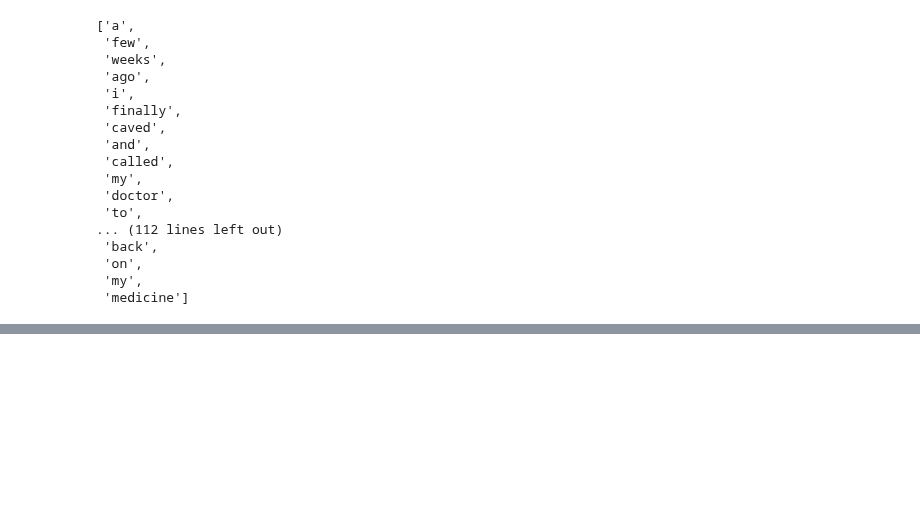
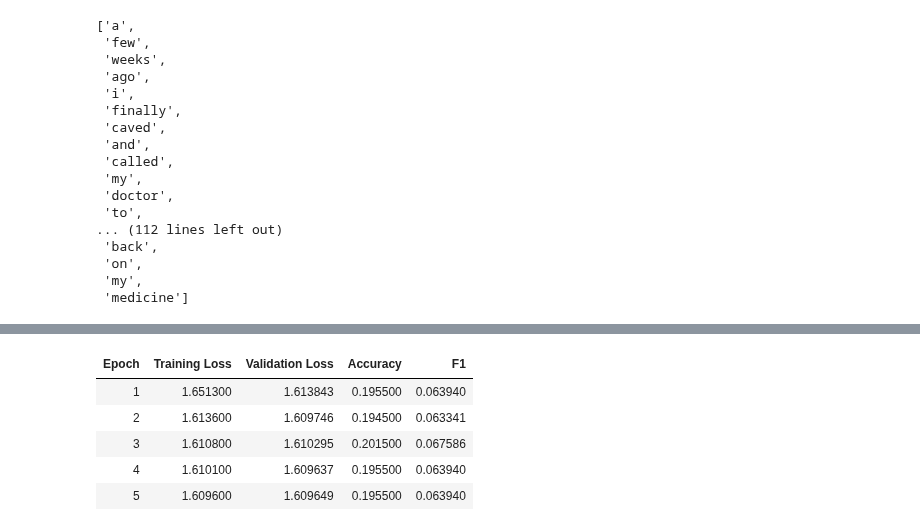
Before and after one commit to pariyaaf/reddit-mental-health-nlp, a Jupyter notebook: fineTuningbert_jupyter.ipynb, the cells around one changed output, grey strips where cells are left out. Drawn from its saved outputs; the diff is of its cells as text; code cells hidden in the pictures; blank space fills up the shorter version.

Commit message:
use bert fineTuning with freeze and head

```diff
--- a/fineTuningbert_jupyter.ipynb
+++ b/fineTuningbert_jupyter.ipynb
@@ -95,7 +124,7 @@ def load_reddit_dataset(data_path, s_size=None, text_column="selftext", label_co
 
     return df_sampled[text_column], df_sampled[label_column]
 # %%
-text_data, label_data = load_reddit_dataset("dataset",s_size=100)
+text_data, label_data = load_reddit_dataset("dataset",s_size=2000)
 # %% [output]
 Found 223 CSV files.
 Total rows before cleaning: 1852403
@@ -509,0 +378,82 @@ None
+# %%
+import numpy as np
+from sklearn.metrics import accuracy_score, f1_score
+
+def compute_metrics(eval_pred):
+    logits, labels = eval_pred
+    preds = np.argmax(logits, axis=-1)
+    return {
+        "accuracy": accuracy_score(labels, preds),
+        "f1": f1_score(labels, preds, average="weighted"),
+    }
+# %%
+from transformers import BertTokenizerFast, TrainingArguments, Trainer, DataCollatorWithPadding
+import torch
+
+# ۱. بارگذاری توکنایزر
+tokenizer = BertTokenizerFast.from_pretrained("bert-base-uncased")
+
+# ۲. تقسیم داده‌ها به آموزش و ارزیابی
+splits = dataset.train_test_split(
+    test_size=0.2,
+    shuffle=True,
+    seed=42
+)
+train_dataset = splits["train"]
+eval_dataset  = splits["test"]
+
+# ۳. تغییر نام ستون 'label' به 'labels' تا با Trainer هماهنگ شود
+train_dataset = train_dataset.rename_column("label", "labels")
+eval_dataset  = eval_dataset.rename_column("label", "labels")
+
+# ۴. توکنیزه کردن داده‌ها و اضافه کردن 'input_ids' و 'attention_mask'
+def tokenize_fn(batch):
+    return tokenizer(batch["text"], padding="max_length", truncation=True, max_length=128)
+
+train_dataset = train_dataset.map(tokenize_fn, batched=True)
+eval_dataset  = eval_dataset.map(tokenize_fn, batched=True)
+
+# ۵. حذف ستون 'text' از داده‌ها پس از توکنایز کردن
+train_dataset = train_dataset.remove_columns(["text"])
+eval_dataset  = eval_dataset.remove_columns(["text"])
+
+# ۶. تبدیل داده‌ها به فرمت torch.Tensor برای Trainer
+train_dataset.set_format(type="torch", columns=["input_ids", "attention_mask", "labels"])
+eval_dataset.set_format(type="torch", columns=["input_ids", "attention_mask", "labels"])
+
+# ۷. اطمینان از قرارگیری مدل روی CPU
+device = torch.device("cpu")
+model.to(device)
+
+# ۸. Data collator برای padding پویا
+data_collator = DataCollatorWithPadding(tokenizer)
+
+# ۹. تنظیمات آموزش با حذف GPU و fp16
+training_args = TrainingArguments(
+    output_dir="./results",
+    evaluation_strategy="epoch",
+    save_strategy="epoch",
+    learning_rate=2e-3,
+    per_device_train_batch_size=16,
+    per_device_eval_batch_size=16,
+    num_train_epochs=5,
+    weight_decay=0.0,
+    logging_dir="./logs",
+    no_cuda=True,   # اجبار به استفاده از CPU
+    fp16=False,     # غیرفعال کردن mixed-precision
+)
+
+# ۱۰. ساخت Trainer
+trainer = Trainer(
+    model=model,
+    args=training_args,
+    train_dataset=train_dataset,
+    eval_dataset=eval_dataset,
+    tokenizer=tokenizer,
+    data_collator=data_collator,
+    compute_metrics=compute_metrics,
+)
+
+# ۱۱. شروع فاین‌تونینگ head
+trainer.train()
+# %% [output]
@@ -509,0 +468,6 @@ None
+| Epoch | Training Loss | Validation Loss | Accuracy | F1 |
+| 1 | 1.651300 | 1.613843 | 0.195500 | 0.063940 |
+| 2 | 1.613600 | 1.609746 | 0.194500 | 0.063341 |
+| 3 | 1.610800 | 1.610295 | 0.201500 | 0.067586 |
+| 4 | 1.610100 | 1.609637 | 0.195500 | 0.063940 |
+| 5 | 1.609600 | 1.609649 | 0.195500 | 0.063940 |
```
Also changed, not shown: parts of 24 cells of this notebook.
